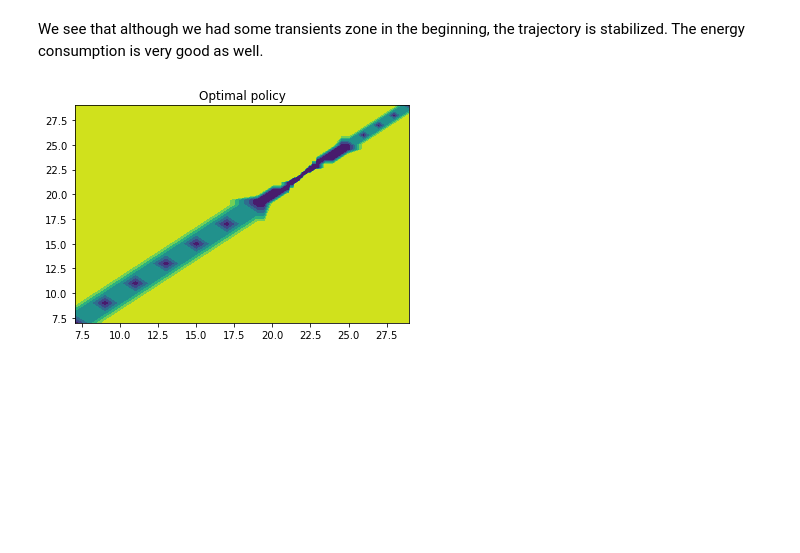
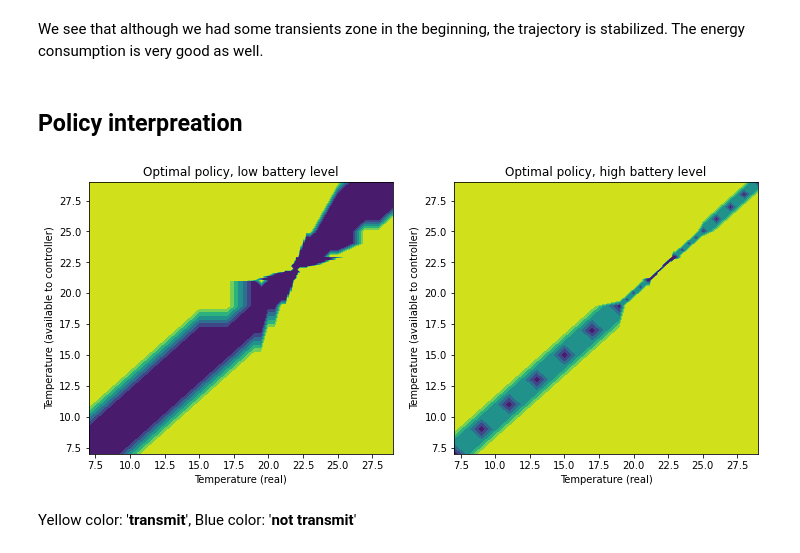
Before and after one commit to ruslan-seifullaev/python-course, a Jupyter notebook: Project/test_oprimal_policy.ipynb, the cells around one changed output. Saved outputs shown, nothing was run; the diff lists cells and outputs as text; code cells hidden in the pictures; blank space fills up the shorter version.

```diff
--- a/Project/test_oprimal_policy.ipynb
+++ b/Project/test_oprimal_policy.ipynb
@@ -72,13 +72,25 @@ system.draw_temperature_battery(sampling_interval,X,Battery,
 [figure]
 # %% [markdown]
 We see that although we had some transients zone in the beginning, the trajectory is stabilized. The energy consumption is very good as well.
-# %%
-X1, X2 = np.meshgrid(system.X_ss+system.xd, system.X_ss+system.xd)
-import matplotlib.pyplot as plt
-fig = plt.figure()
-ax  = fig.add_subplot(111)
-ax.set_title('Optimal policy')
-ax.contourf(X1, X2, opt_policy[:,:,40,3,4])
-plt.show()
-# %% [output]
-[figure, removed]
+# %% [markdown]
+## Policy interpreation
+# %%
+import matplotlib.pyplot as plt
+
+X1, X2 = np.meshgrid(system.X_ss+system.xd, system.X_ss+system.xd)
+
+fig, (ax1, ax2) = plt.subplots(1, 2, figsize=(12,5))
+ax1.set_title('Optimal policy, low battery level')
+ax1.contourf(X1, X2, opt_policy[:,:,10,3,4])
+ax1.set_xlabel('Temperature (real)')
+ax1.set_ylabel('Temperature (available to controller)')
+
+ax2.set_title('Optimal policy, high battery level')
+ax2.contourf(X1, X2, opt_policy[:,:,45,3,4])
+ax2.set_xlabel('Temperature (real)')
+ax2.set_ylabel('Temperature (available to controller)')
+plt.show()
+# %% [output]
+[figure, added]
+# %% [markdown]
+Yellow color: '**transmit**', Blue color: '**not transmit**'
```
Also changed, not shown: parts of 1 cell of this notebook.
